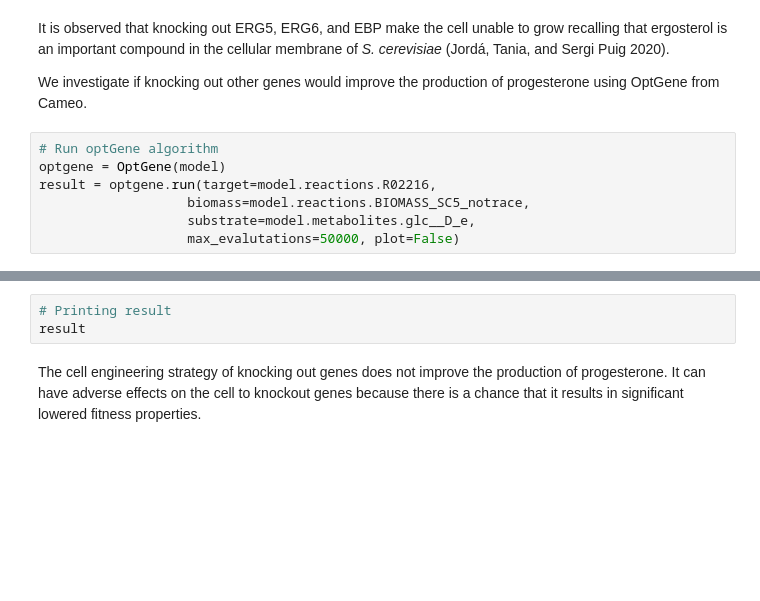
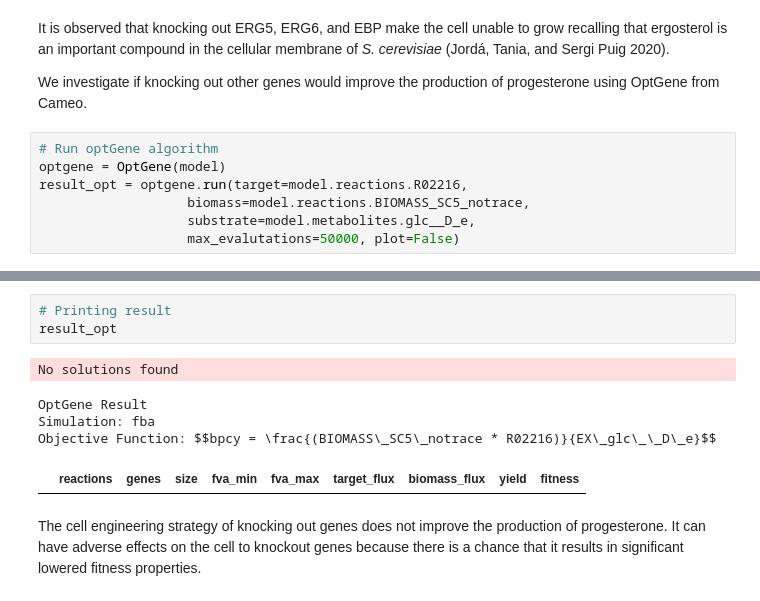
Before and after one commit to 27410/27410-group-assigment-group_3, a Jupyter notebook: 05_knockout_analysis.ipynb, the cells around one changed output, grey strips where cells are left out. Drawn from its saved outputs; the diff is of its cells as text; blank space fills up the shorter version.

Commit message:
knock optgene

```diff
--- a/05_knockout_analysis.ipynb
+++ b/05_knockout_analysis.ipynb
@@ -314,7 +306,7 @@ We investigate if knocking out other genes would improve the production of proge
 # %%
 # Run optGene algorithm
 optgene = OptGene(model)
-result = optgene.run(target=model.reactions.R02216,
+result_opt = optgene.run(target=model.reactions.R02216,
                    biomass=model.reactions.BIOMASS_SC5_notrace,
                    substrate=model.metabolites.glc__D_e,
                    max_evalutations=50000, plot=False)
@@ -321,6 +317,12 @@ result = optgene.run(target=model.reactions.R02216,
 # %%
 # Printing result
-result
+result_opt
+# %% [output]
+No solutions found
+OptGene Result
+Simulation: fba
+Objective Function: $$bpcy = \frac{(BIOMASS\_SC5\_notrace * R02216)}{EX\_glc\_\_D\_e}$$
+|  | reactions | genes | size | fva_min | fva_max | target_flux | biomass_flux | yield | fitness |
 # %% [markdown]
 The cell engineering strategy of knocking out genes does not improve the production of progesterone. It can have adverse effects on the cell to knockout genes because there is a chance that it results in significant lowered fitness properties.
 # %% [markdown]
```
Also changed, not shown: parts of 16 cells of this notebook.
